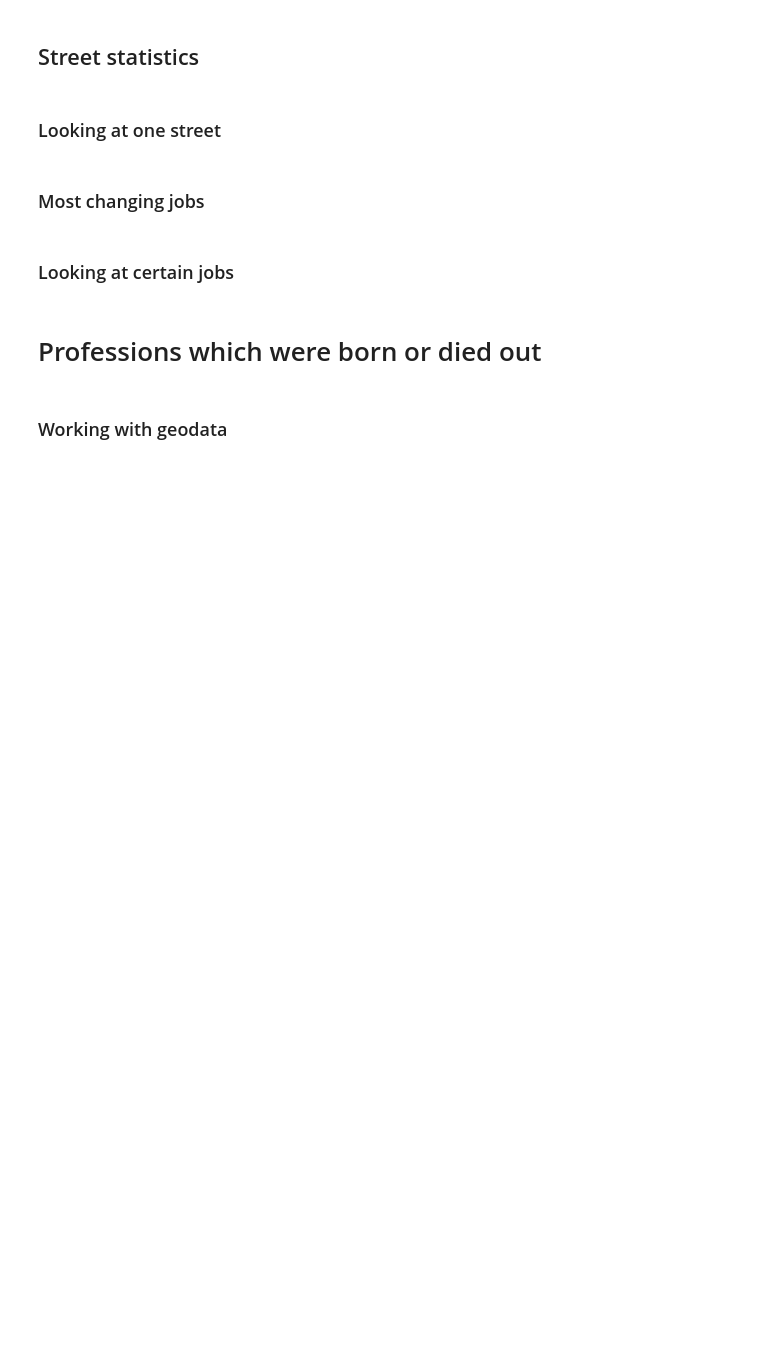
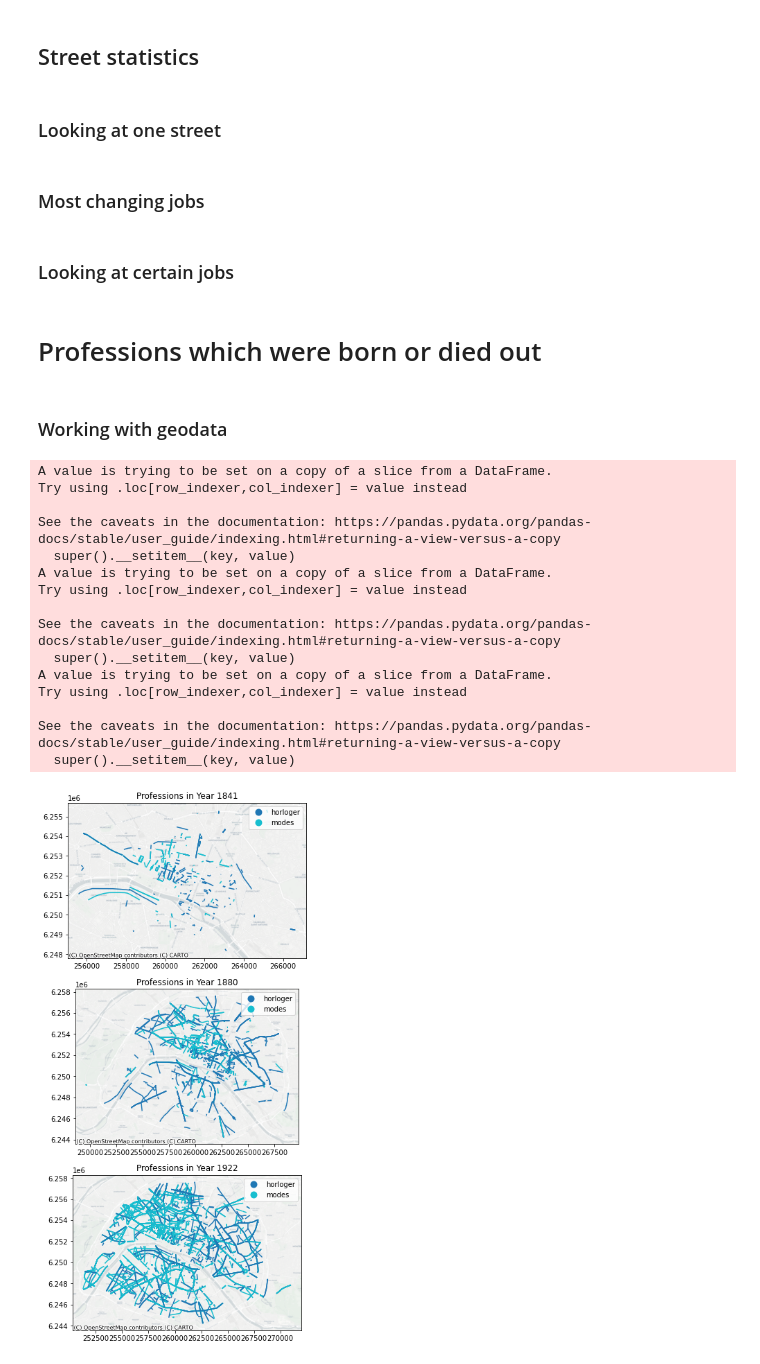
Before and after one commit to leamarxen/Paris_City_Project, a Jupyter notebook: analysis.ipynb, the cells around one changed output. Cells and saved outputs as stored; diff of their text form; code cells hidden in the pictures; blank space fills up the shorter version.

Commit message:
Added plotting function

```diff
--- a/analysis.ipynb
+++ b/analysis.ipynb
@@ -217,16 +217,36 @@ rich_data["centroid"] = rich_data.geometry.centroid
 # %%
 from matplotlib import pyplot as plt
 import contextily as cx
 
-def plot_year_profession_selection_on_map(df, years, profession, geo_col="centroid"):
-    fig, ax = plt.subplots(len(years))
+def plot_year_profession_selection_on_map(df, years, professions, colors, geo_col="centroid"):
+    fig, ax = plt.subplots(len(years), figsize=(24,14))
+    if not geo_col=="geometry":
+        df = df.rename({"geometry":"polygons", geo_col:"geometry"})
     for i, year in enumerate(years):
-        print("selecting year", year)
         df_year = df[df["annee"]==year]
-        print("selecting profession")
-        df_year_prof = df_year[df_year["tags"]==profession]
-        ax[i] = df_year_prof.plot(column="tags")
-        cx.add_basemap(ax[i])
-    #plt.show()
+        df_year_prof = df_year[df_year["tags"].isin(professions)]
+        df_year_prof["color"] = df_year_prof["tags"].map(dict(zip(professions, colors)))
+        title = f"Professions in Year {year}"
+        df_year_prof.plot(column="tags", legend=True, ax=ax[i])
+        cx.add_basemap(ax[i], source=cx.providers.CartoDB.Positron)
+        ax[i].set_title(title)
+    plt.show()
 
-plot_year_profession_selection_on_map(rich_data, years=[1841, 1922], profession="horloger")
+plot_year_profession_selection_on_map(rich_data, years=[1841, 1880, 1922], professions=["horloger", "modes"], colors=["red", "blue"])
+# %% [output]
+A value is trying to be set on a copy of a slice from a DataFrame.
+Try using .loc[row_indexer,col_indexer] = value instead
+
+See the caveats in the documentation: https://pandas.pydata.org/pandas-docs/stable/user_guide/indexing.html#returning-a-view-versus-a-copy
+  super().__setitem__(key, value)
+A value is trying to be set on a copy of a slice from a DataFrame.
+Try using .loc[row_indexer,col_indexer] = value instead
+
+See the caveats in the documentation: https://pandas.pydata.org/pandas-docs/stable/user_guide/indexing.html#returning-a-view-versus-a-copy
+  super().__setitem__(key, value)
+A value is trying to be set on a copy of a slice from a DataFrame.
+Try using .loc[row_indexer,col_indexer] = value instead
+
+See the caveats in the documentation: https://pandas.pydata.org/pandas-docs/stable/user_guide/indexing.html#returning-a-view-versus-a-copy
+  super().__setitem__(key, value)
+[figure, added]
```
